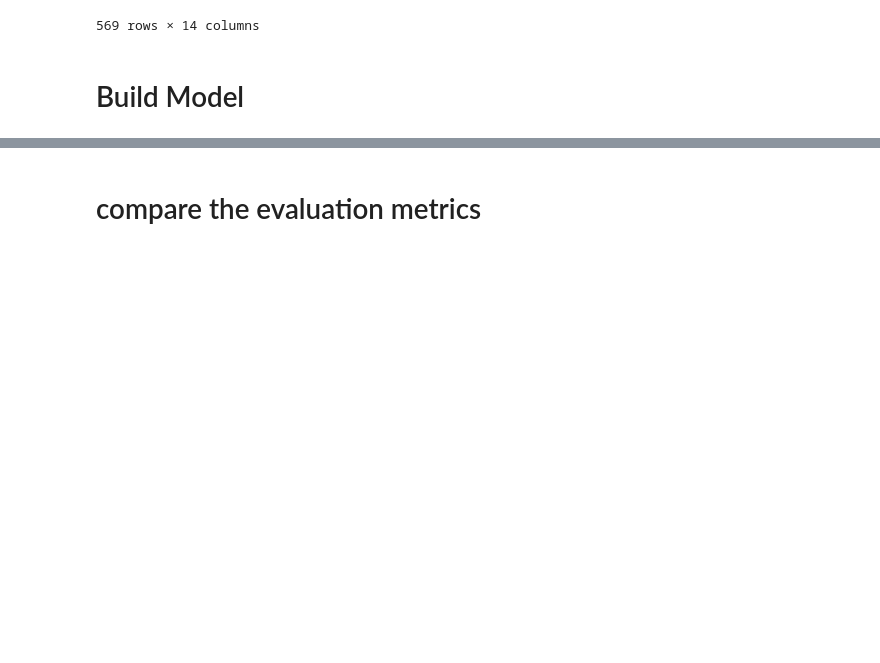
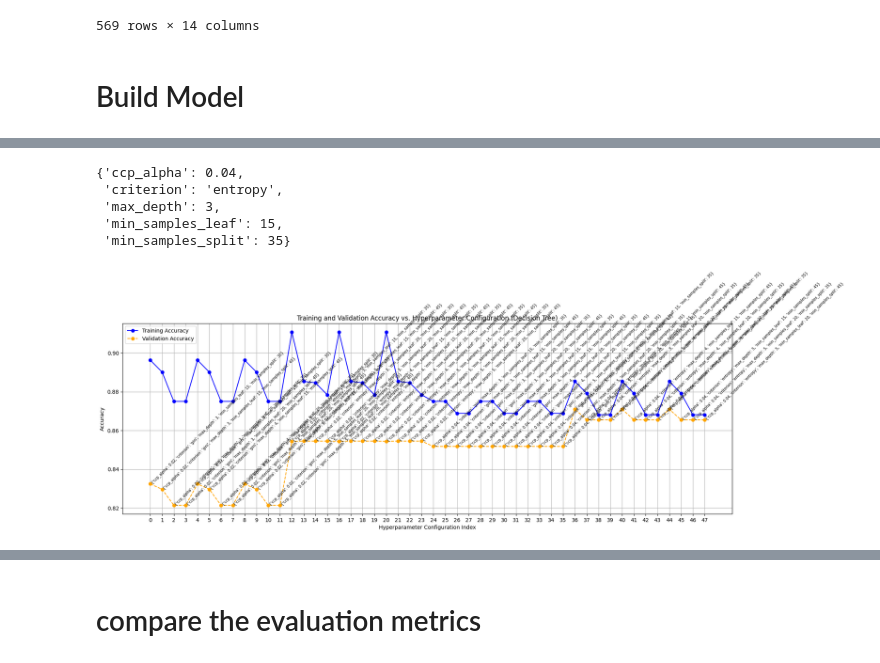
Before and after one commit to Malak0277/Breast-Cancer-Types-Prediction, a Jupyter notebook: Breast_Cancer_Model_Development.ipynb, the cells around one changed output, grey strips where cells are left out. Cells and saved outputs as stored; diff of their text form; code cells hidden in the pictures; blank space fills up the shorter version.

Commit message:
classification models

```diff
--- a/Breast_Cancer_Model_Development.ipynb
+++ b/Breast_Cancer_Model_Development.ipynb
@@ -32,0 +117,25 @@ df
+# %%
+# Hyperparameter grid for tuning the Decision Tree
+dt_param_grid = {
+    'criterion': ['gini', 'entropy'],     # Use both Gini impurity and entropy for splitting nodes
+    'max_depth': [3, 4, 5],               # Test different maximum depths of the tree
+    'min_samples_split': [35, 45],        # Minimum samples required to split an internal node
+    'min_samples_leaf': [15, 20],         # Minimum samples required to be at a leaf node
+    'ccp_alpha': [0.02, 0.04]             # Pruning parameter to control overfitting
+}
+# %%
+# Initialize the Decision Tree model with a fixed random seed for reproducibility
+dt_model = DecisionTreeClassifier(random_state=42)
+# %%
+# Set up GridSearchCV to tune hyperparameters
+dt_grid_search = GridSearchCV(
+    estimator = dt_model,               # Decision Tree model
+    param_grid=dt_param_grid,           # Hyperparameter grid for tuning
+    scoring='accuracy',                 # Evaluate model based on accuracy score
+    cv=5,                               # 5-fold cross-validation
+    return_train_score=True,            # Return training scores
+    n_jobs=-1,                          # Use all CPU cores for parallel processing
+    verbose=2                           # Display progress during the search
+)
+# %%
+dt_grid_search.fit(X_train, y_train)
@@ -32,0 +150,14 @@ df
+# %%
+# Get the best model based on the grid search
+best_dt_model = dt_grid_search.best_estimator_
+dt_grid_search.best_params_
+# %% [output]
+{'ccp_alpha': 0.04,
+ 'criterion': 'entropy',
+ 'max_depth': 3,
+ 'min_samples_leaf': 15,
+ 'min_samples_split': 35}
+# %%
+plot_hyperparameter_results(dt_grid_search, "Decision Tree")
+# %% [output]
+[figure, added]
```
Also changed, not shown: parts of 26 cells of this notebook.
